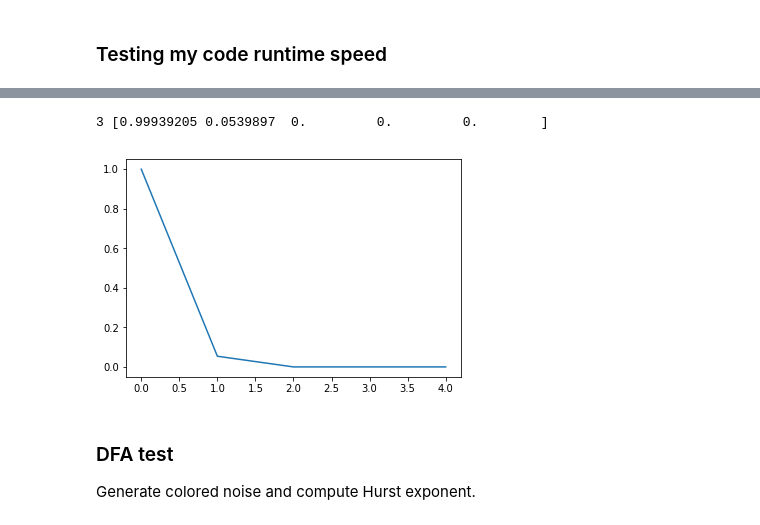
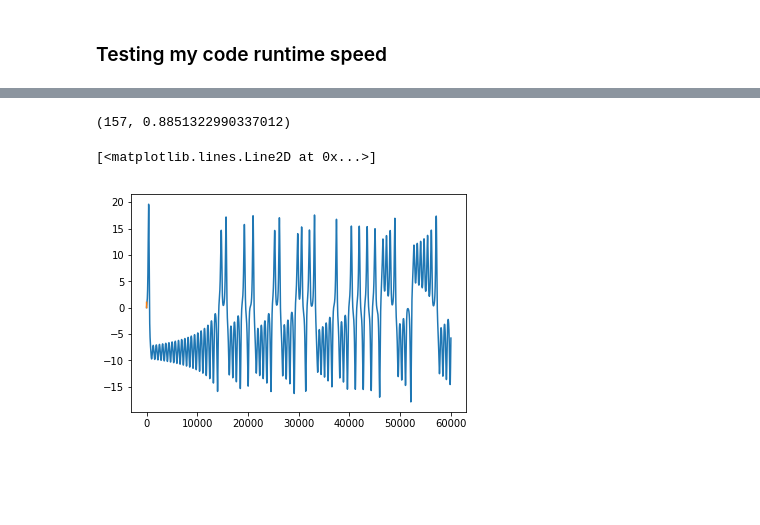
Before and after one commit to rdgao/SpaceRecon, a Jupyter notebook: notebooks/simulation_test.ipynb, the cells around one changed output, grey strips where cells are left out. Cells and saved outputs as stored; diff of their text form; code cells hidden in the pictures; blank space fills up the shorter version.

```diff
--- a/notebooks/simulation_test.ipynb
+++ b/notebooks/simulation_test.ipynb
@@ -61,12 +181,22 @@ plt.plot(dMI)
 # %%
+# Lorenz paramters and initial conditions
+T,fs = 60,1000
+sigma, beta, rho = 10, 2.667, 28
+u0, v0, w0 = 0, 1, 1.05
+x,y,z = sim_lorenz(T,fs,init=(u0, v0, w0), args=(sigma, beta, rho))
+plt.plot(x)
+
+tMI, dMI = de.compute_delay_MI(x,50,1000)
+opt_delay = de.find_valley(dMI)
+print(opt_delay)
+#plt.plot(dMI)
+
 # del_R, rel_R = de.compute_nn_dist(x,opt_delay[0],5)
 # recon_dim, pfnn = de.compute_attractor_dim(del_R,rel_R)
 recon_dim, pfnn = de.pfnn_de_dim(x,opt_delay[0])
 plt.plot(pfnn)
-print(recon_dim, pfnn)
+#print(recon_dim, pfnn)
 # %% [output]
-3 [0.99939205 0.0539897  0.         0.         0.        ]
+(157, 0.8851322990337012)
+[<matplotlib.lines.Line2D at 0x...>]
-[figure, old version]
+[figure, new version]
-# %% [markdown]
-### DFA test
-Generate colored noise and compute Hurst exponent.
```
Also changed, not shown: parts of 11 cells of this notebook, 3 other files.
